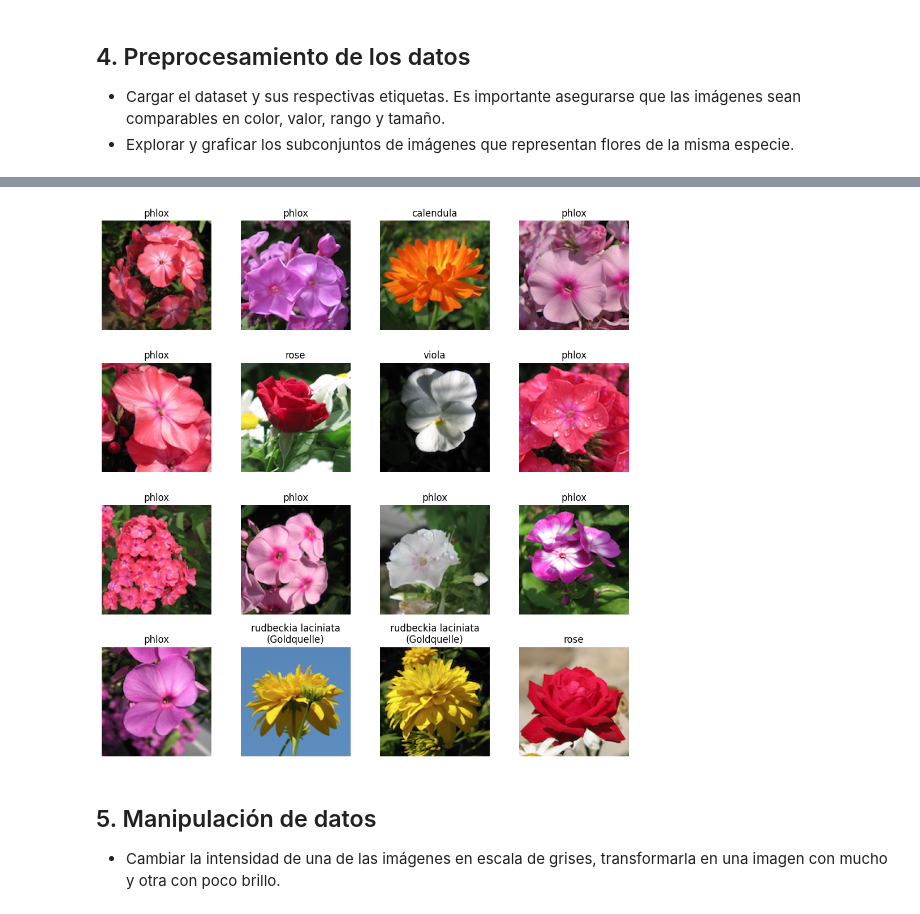
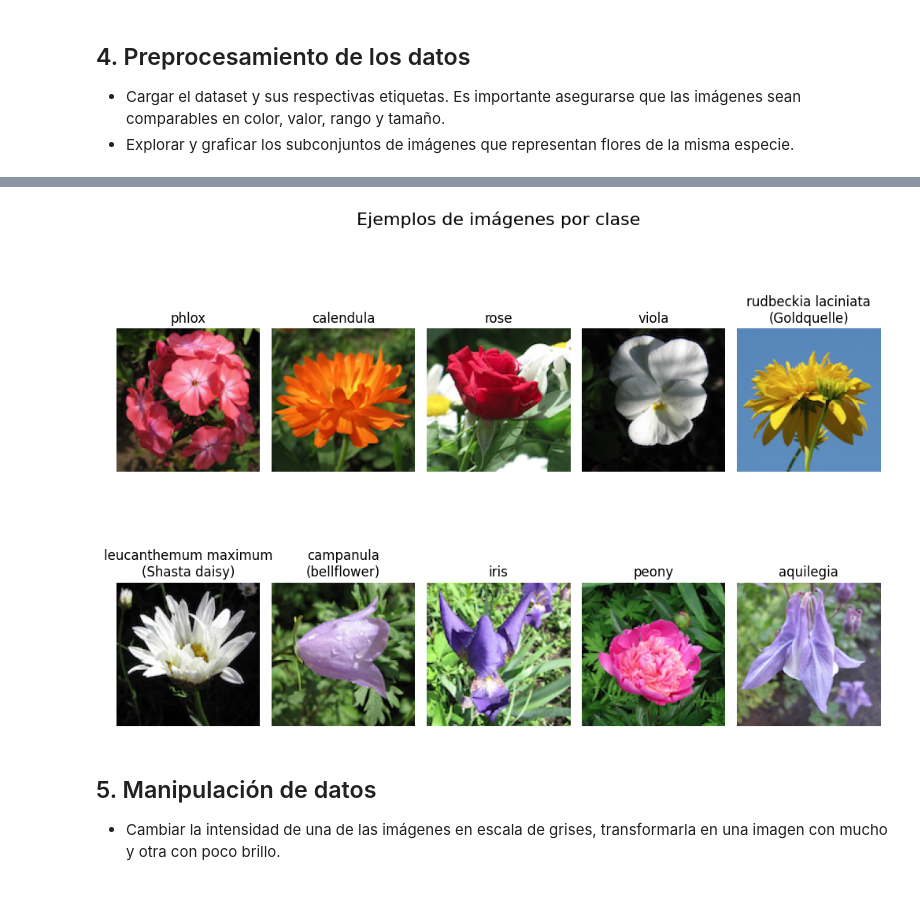
Before and after one commit to MasterUBA-DM-KD/DM_CyT, a Jupyter notebook: notebooks/TP1/preTP1.ipynb, the cells around one changed output, grey strips where cells are left out. Cells and saved outputs as stored; diff of their text form; code cells hidden in the pictures.

```diff
--- a/notebooks/TP1/preTP1.ipynb
+++ b/notebooks/TP1/preTP1.ipynb
@@ -51,3 +55,5 @@ labels_path = os.path.join(path_to_flowers, "flower_labels.csv")
 flowers = pd.read_csv(labels_path)
 flowers["label"] = flowers["label"].map(string_labels)
 flowers["image_layers"] = flowers.apply(lambda x: np.asarray(Image.open(os.path.join(path_to_flowers, x["file"])).convert("RGB")), axis=1)
+flowers.loc[:, "image_layers"] = flowers.loc[:, "image_layers"].apply(lambda x: x[0:128, 0:128,:])
+flowers["image_layers"] = flowers["image_layers"].apply(lambda x: np.nan_to_num(x))
@@ -60,16 +70,19 @@ flowers.head(2)
 # %%
-nrows=4
-ncols=4
-fig, axes = plt.subplots(nrows=nrows,ncols=ncols, sharex=True, sharey=True, figsize=(10,10))
+nrows=2
+ncols=len(flowers["label"].unique())//nrows
+fig, axes = plt.subplots(nrows=nrows,ncols=ncols, sharex=True, sharey=True, figsize=(10,8))
+axes = axes.flat
 
-axes = axes.flat
-for i,image in enumerate(flowers["image_layers"][0:nrows*ncols]):
-    axes[i].set_title(flowers["label"][i])
+for i,label in enumerate(list(flowers["label"].unique())):
+    image = flowers["image_layers"][flowers["label"]==label].iloc[0]
+    axes[i].set_title(label)
     axes[i].imshow(image)
     axes[i].axis('off')
+fig.suptitle("Ejemplos de imágenes por clase", fontsize=16)
 plt.tight_layout()
+plt.show()
 # %% [output]
-[figure, old version]
+[figure, new version]
 # %% [markdown]
 ## 5. Manipulación de datos
 - Cambiar la intensidad de una de las imágenes en escala de grises, transformarla en una imagen con mucho y otra con poco brillo.
```
Also changed, not shown: parts of 38 cells of this notebook, 4 other files.
